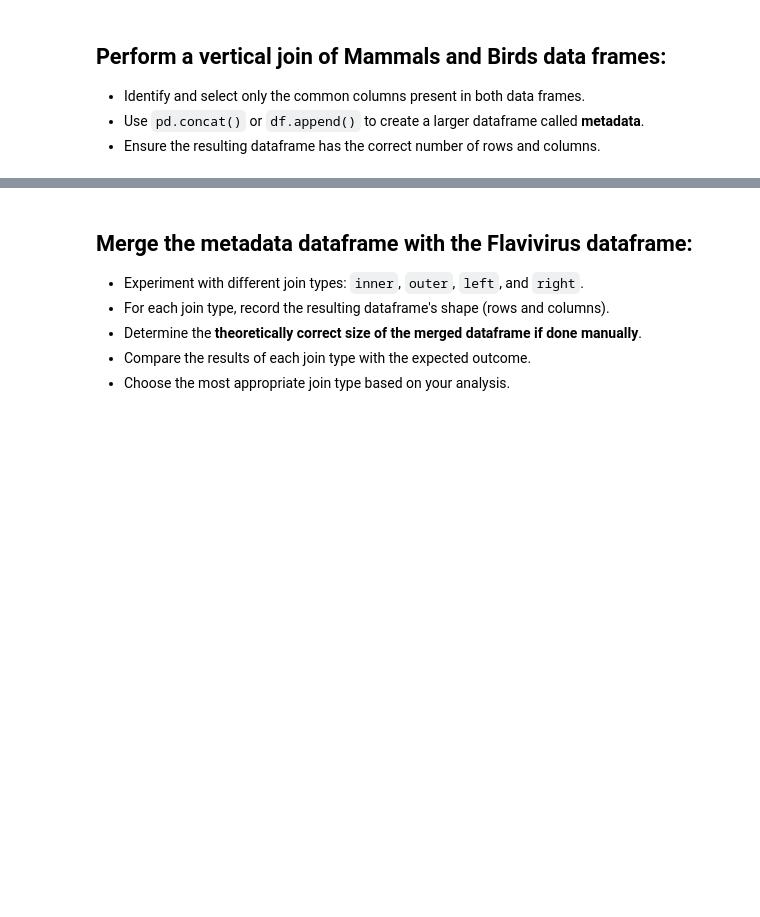
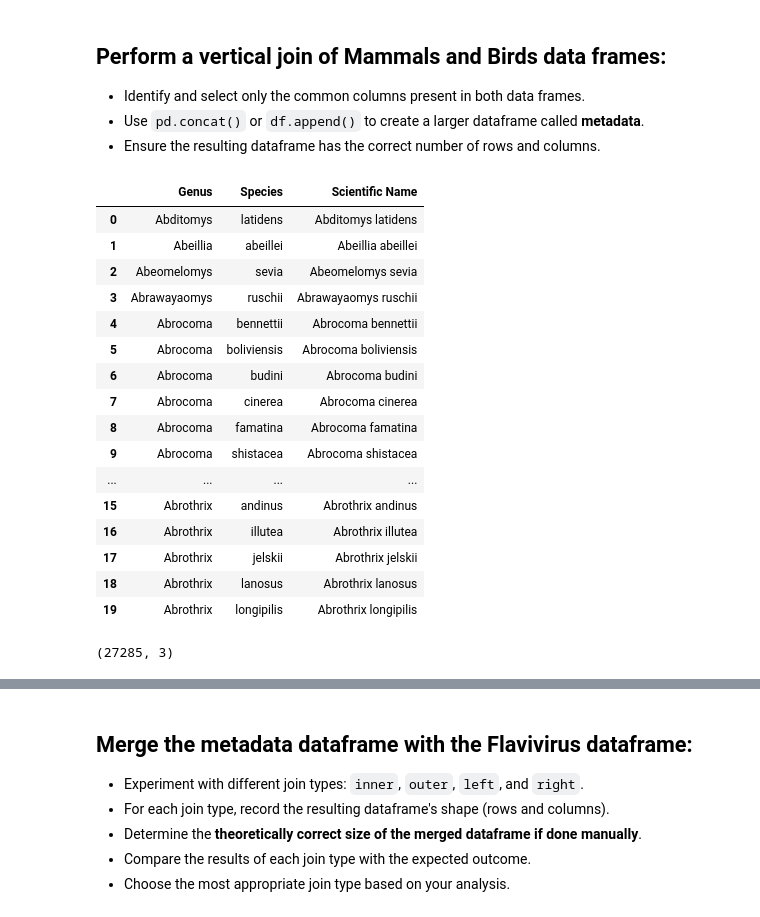
Before and after one commit to emendiola-vaz/MPM_200_Mendiola, a Jupyter notebook: Code/Assignment_9_database_management_EMendiola.ipynb, the cells around one changed output, grey strips where cells are left out. Drawn from its saved outputs; the diff is of its cells as text; code cells hidden in the pictures; blank space fills up the shorter version.

```diff
--- a/Code/Assignment_9_database_management_EMendiola.ipynb
+++ b/Code/Assignment_9_database_management_EMendiola.ipynb
@@ -325,7 +321,7 @@ The data for birds is at subspecies level. It means that there is species name r
 # %% [markdown]
 ## Similarly, read file for mammals metadata.
 # %%
-loc = ""
+loc = "/content/IUCN Mammals, Birds, Reptiles, and Amphibians.csv"
 mammals_meta = pd.read_csv(loc, encoding='latin-1')
 mammals_meta.head()
 # %% [output]
@@ -355,3 +452,31 @@ The main objective of this exercise is to create a comprehensive database by com
 * Identify and select only the common columns present in both data frames.
 * Use `pd.concat()` or `df.append()` to create a larger dataframe called **metadata**.
 * Ensure the resulting dataframe has the correct number of rows and columns.
+# %%
+# Creating working copies of dataframes
+birds_speciesonly = birds_speciesonly.copy()
+mammals_meta = mammals_meta.copy()
+# %%
+# Concatenating Genus and Species into a Scientific Name column in the mammals_meta dataframe
+mammals_meta["Scientific Name"] = (
+    mammals_meta["Genus"] + " " + mammals_meta["Species"])
+# %%
+mammals_meta[["Genus", "Species", "Scientific Name"]].head(20)
+# %% [output]
+|  | Genus | Species | Scientific Name |
+| 0 | Abditomys | latidens | Abditomys latidens |
+| 1 | Abeillia | abeillei | Abeillia abeillei |
+| 2 | Abeomelomys | sevia | Abeomelomys sevia |
+| 3 | Abrawayaomys | ruschii | Abrawayaomys ruschii |
+| 4 | Abrocoma | bennettii | Abrocoma bennettii |
+| 5 | Abrocoma | boliviensis | Abrocoma boliviensis |
+| 6 | Abrocoma | budini | Abrocoma budini |
+| 7 | Abrocoma | cinerea | Abrocoma cinerea |
+| 8 | Abrocoma | famatina | Abrocoma famatina |
+| 9 | Abrocoma | shistacea | Abrocoma shistacea |
+| ... | ... | ... | ... |
+| 15 | Abrothrix | andinus | Abrothrix andinus |
+| 16 | Abrothrix | illutea | Abrothrix illutea |
+| 17 | Abrothrix | jelskii | Abrothrix jelskii |
+| 18 | Abrothrix | lanosus | Abrothrix lanosus |
+| 19 | Abrothrix | longipilis | Abrothrix longipilis |
@@ -357,0 +489,5 @@ The main objective of this exercise is to create a comprehensive database by com
+# %%
+metadata = pd.concat([birds_common, mammals_common], axis=0)
+metadata.shape
+# %% [output]
+(27285, 3)
```
Also changed, not shown: parts of 30 cells of this notebook.
